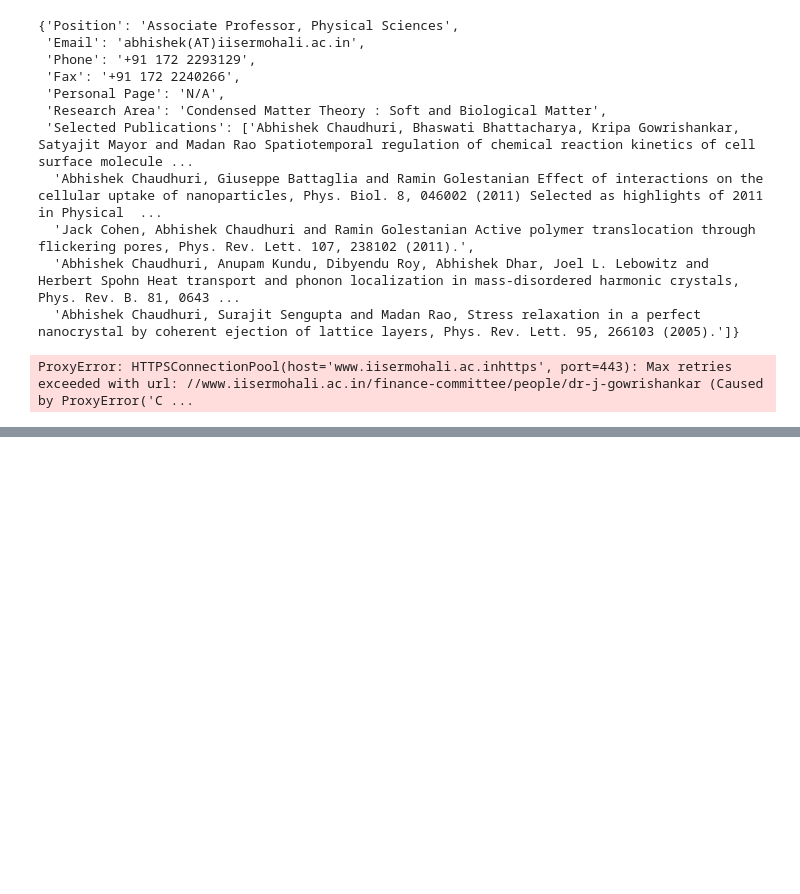
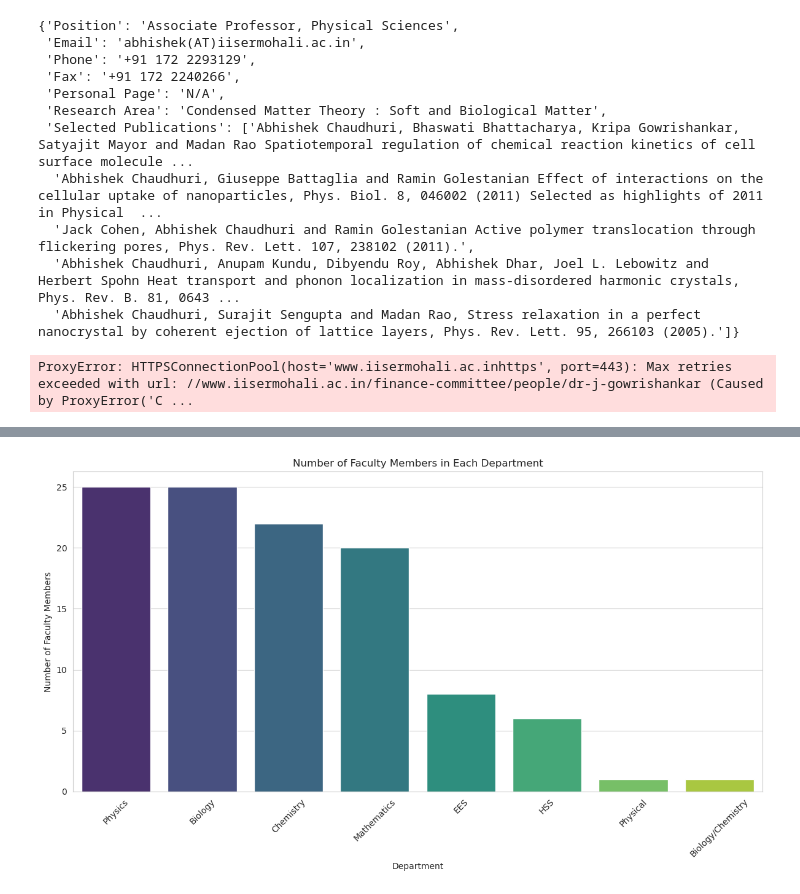
Before and after one commit to shiv3679/IDC409, a Jupyter notebook: web_scraping/scraping.ipynb, the cells around one changed output, grey strips where cells are left out. Cells and saved outputs as stored; diff of their text form; code cells hidden in the pictures; blank space fills up the shorter version.

```diff
--- a/web_scraping/scraping.ipynb
+++ b/web_scraping/scraping.ipynb
@@ -399,0 +474,20 @@ df.to_csv('faculty_details.csv', index=False, encoding='utf-8')
+# %%
+import matplotlib.pyplot as plt
+import seaborn as sns
+
+# Setting a style for the plots
+sns.set_style("whitegrid")
+
+# 1. Number of Faculty Members in Each Department
+faculty_count_per_department = df['Department'].value_counts()
+
+plt.figure(figsize=(12, 7))
+sns.barplot(x=faculty_count_per_department.index, y=faculty_count_per_department.values, palette="viridis")
+plt.title('Number of Faculty Members in Each Department')
+plt.xlabel('Department')
+plt.ylabel('Number of Faculty Members')
+plt.xticks(rotation=45)
+plt.tight_layout()
+plt.show()
+# %% [output]
+[figure, added]
```
Also changed, not shown: parts of 9 cells of this notebook, 1 other file.
